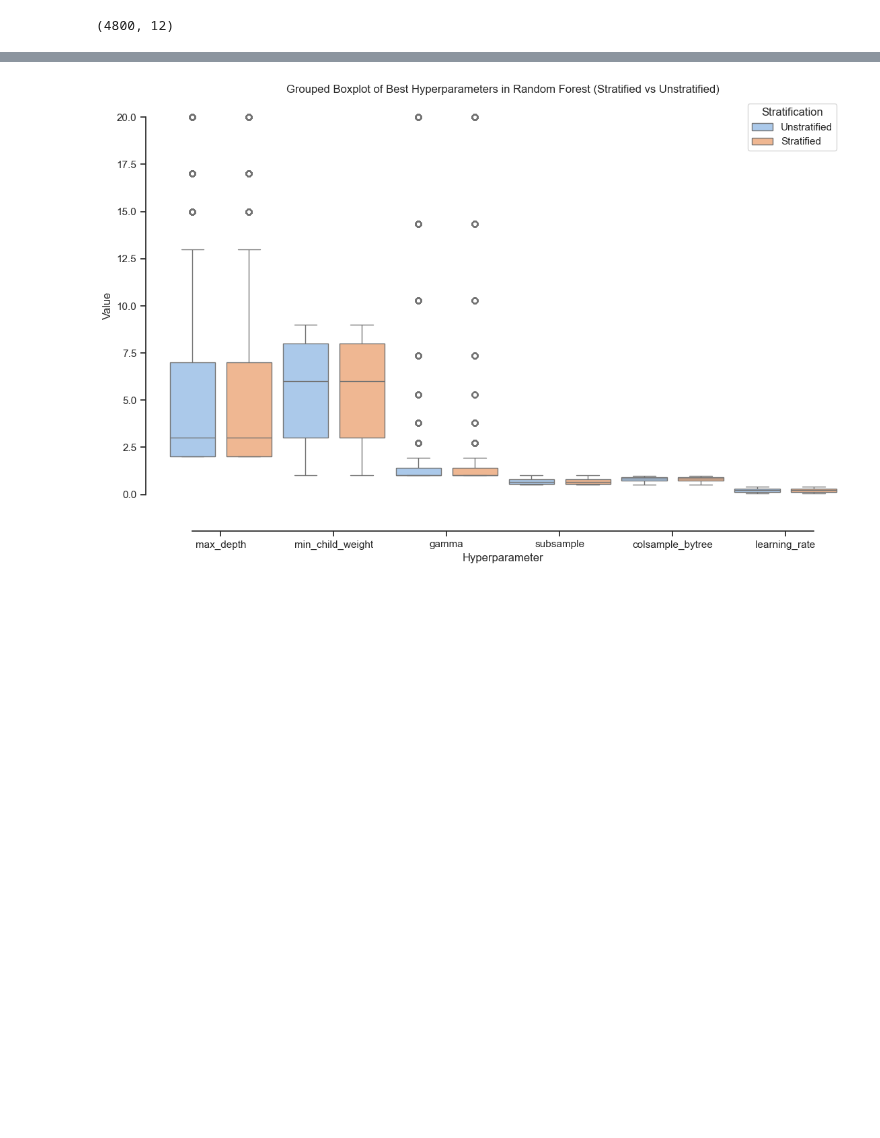
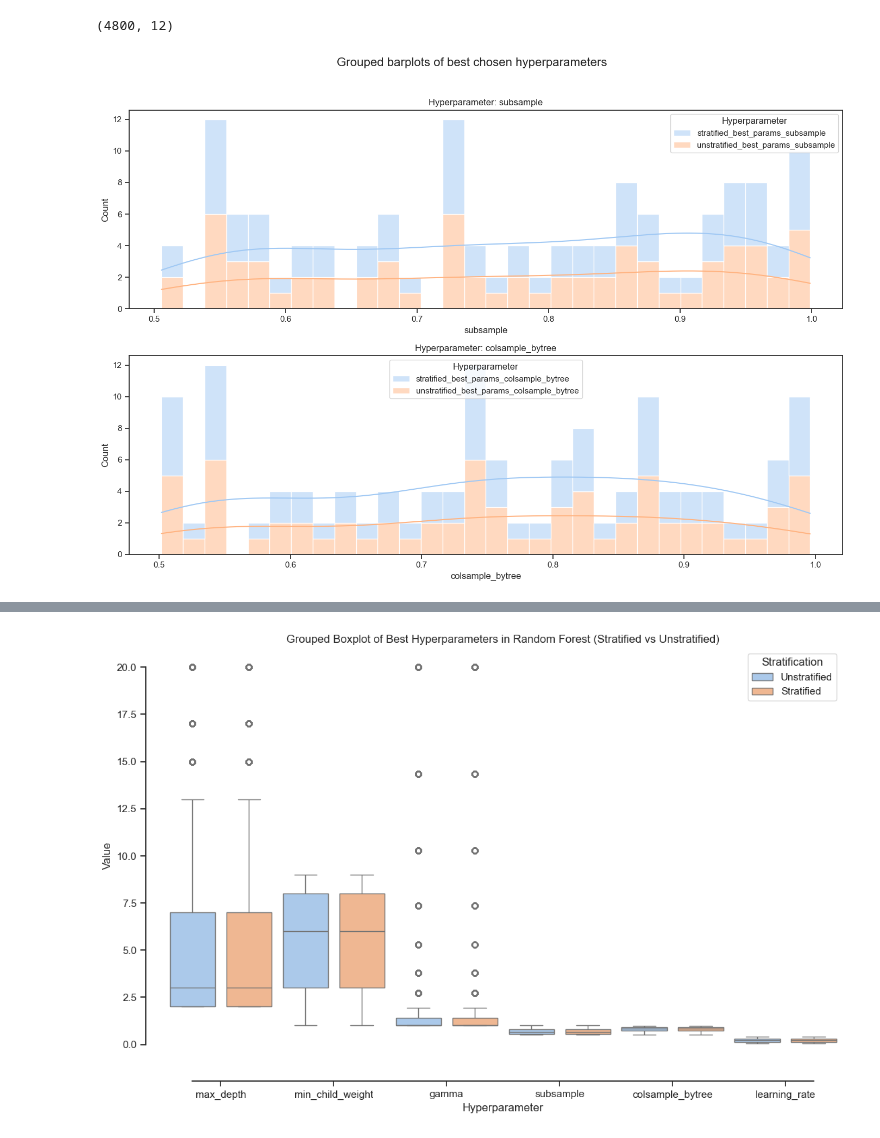
Before and after one commit to annegriddl/slds_stratification, a Jupyter notebook: Simulations/Final_Setup/Evaluation/1_Hyperparameters.ipynb, the cells around one changed output, grey strips where cells are left out. Drawn from its saved outputs; the diff is of its cells as text; code cells hidden in the pictures; blank space fills up the shorter version.

```diff
--- a/Simulations/Final_Setup/Evaluation/1_Hyperparameters.ipynb
+++ b/Simulations/Final_Setup/Evaluation/1_Hyperparameters.ipynb
@@ -209,3 +271,9 @@ order = ['unstratified_best_params_max_depth',
                      'stratified_best_params_colsample_bytree',
                      'unstratified_best_params_learning_rate',
                      'stratified_best_params_learning_rate']
+# %%
+#order = ['max_depth', 'min_child_weight', 'gamma', 'learning_rate']
+order = ['subsample', 'colsample_bytree']
+plot_hyperparams(data_xgb, order, nrows=2, ncols=1, histo=True)
+# %% [output]
+[figure, added]
```
Also changed, not shown: parts of 7 cells of this notebook, 2 other files.
